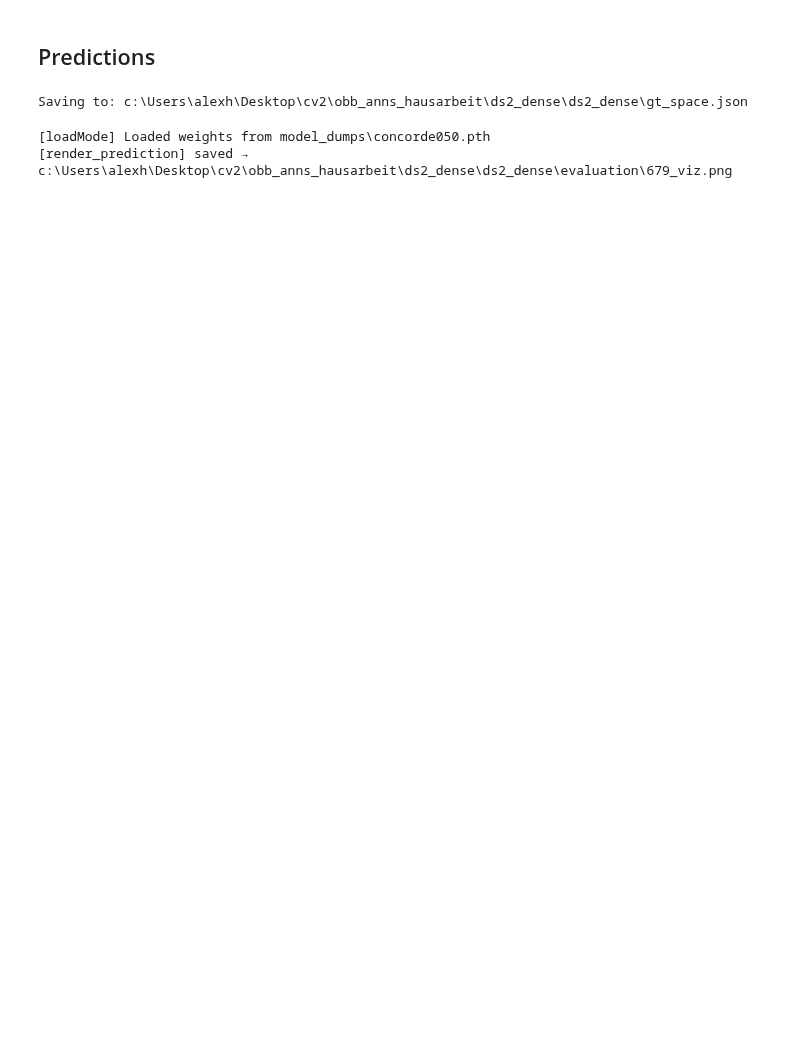
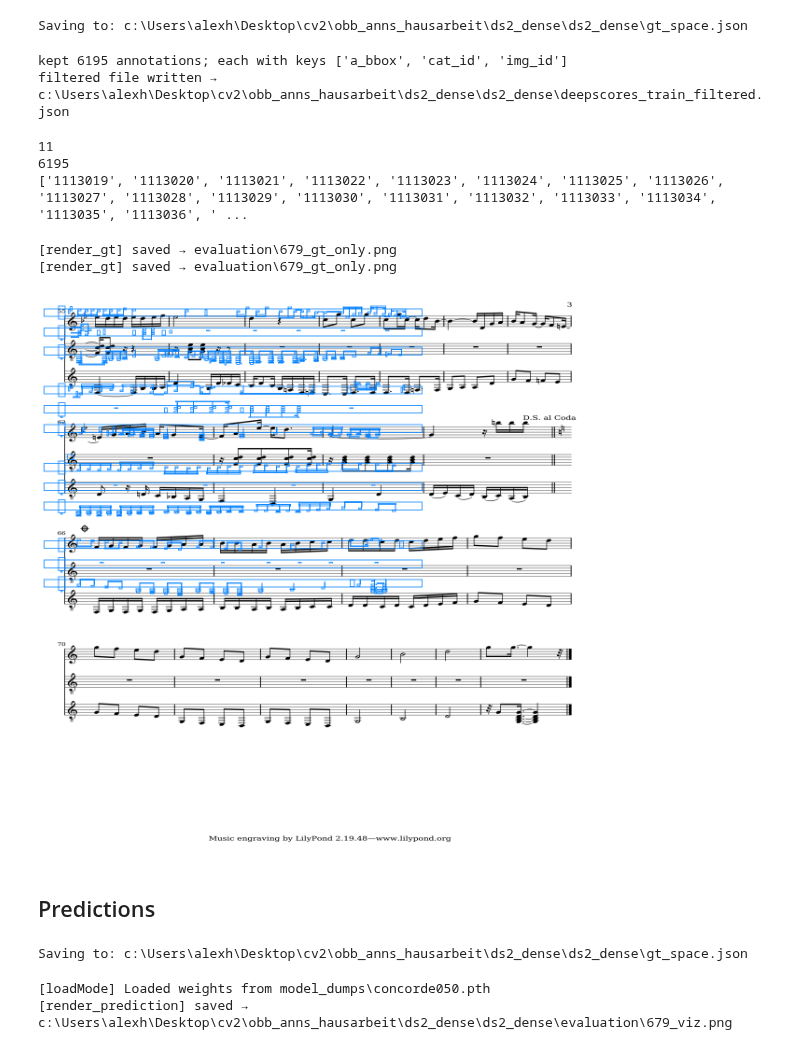
Before and after one commit to fusiongodo/yolo-score, a Jupyter notebook: eval.ipynb, the cells around one changed output. Saved outputs shown, nothing was run; the diff lists cells and outputs as text; code cells hidden in the pictures; blank space fills up the shorter version.

Commit message:
slim dataset, render_gt_boxes

```diff
--- a/eval.ipynb
+++ b/eval.ipynb
@@ -65,0 +117,9 @@ def render_prediction(model, gt_df, img_id, score_thresh=0.3, device='cuda'):
+# %%
+import util
+import model as m
+
+de = util.DataExtractor()
+anns = de.normalizedData()
+img_ids = anns["img_id"].unique().tolist()
+# %% [output]
+Saving to: c:\Users\alexh\Desktop\cv2\obb_anns_hausarbeit\ds2_dense\ds2_dense\gt_space.json
@@ -65,0 +129,45 @@ def render_prediction(model, gt_df, img_id, score_thresh=0.3, device='cuda'):
+# %%
+##Generate a filtered very lightweight training json
+import json
+import pathlib
+
+# ------------------------------------------------------------------
+# Paths
+in_path  = pathlib.Path(config.filepath)          # original file
+out_path = in_path.with_stem(in_path.stem + "_slim")  # e.g. deepscores_train_filtered.json
+# ------------------------------------------------------------------
+
+# 1) load the full dataset
+with in_path.open("r", encoding="utf-8") as f:
+    data = json.load(f)
+
+# 2) collect annotation IDs actually used by the 11 images
+used_ids = {ann_id for img in data["images"] for ann_id in img["ann_ids"]}
+
+# 3) build a pared-down annotations dict (only a_bbox, cat_id, img_id)
+keep_keys = {"a_bbox", "cat_id", "img_id"}
+data["annotations"] = {
+    ann_id: {k: v for k, v in ann.items() if k in keep_keys}
+    for ann_id, ann in data["annotations"].items()
+    if ann_id in used_ids
+}
+
+print(f"kept {len(data['annotations'])} annotations; "
+      f"each with keys {sorted(keep_keys)}")
+
+# 4) save compact JSON (no pretty-printing)
+with out_path.open("w", encoding="utf-8") as f:
+    json.dump(data, f, separators=(",", ":"))
+
+print(f"filtered file written →  {out_path}")
+# %% [output]
+kept 6195 annotations; each with keys ['a_bbox', 'cat_id', 'img_id']
+filtered file written →  c:\Users\alexh\Desktop\cv2\obb_anns_hausarbeit\ds2_dense\ds2_dense\deepscores_train_filtered.json
+# %%
+print(counter)
+print(len(annotation_ids))
+print(annotation_ids)
+# %% [output]
+11
+6195
+['1113019', '1113020', '1113021', '1113022', '1113023', '1113024', '1113025', '1113026', '1113027', '1113028', '1113029', '1113030', '1113031', '1113032', '1113033', '1113034', '1113035', '1113036', ' ...
@@ -66,3 +176,11 @@ def render_prediction(model, gt_df, img_id, score_thresh=0.3, device='cuda'):
+# %%
+render_gt(gt_df, img_id=679)                     # green boxes, 896×896
+render_gt(gt_df, img_id=679, size=1200,          # bigger preview
+          colour=(0, 128, 255, 200))
+# %% [output]
+[render_gt] saved → evaluation\679_gt_only.png
+[render_gt] saved → evaluation\679_gt_only.png
+[figure, added]
 # %% [markdown]
 ## Predictions
 # %%
```
Also changed, not shown: parts of 13 cells of this notebook, 4 other files.
